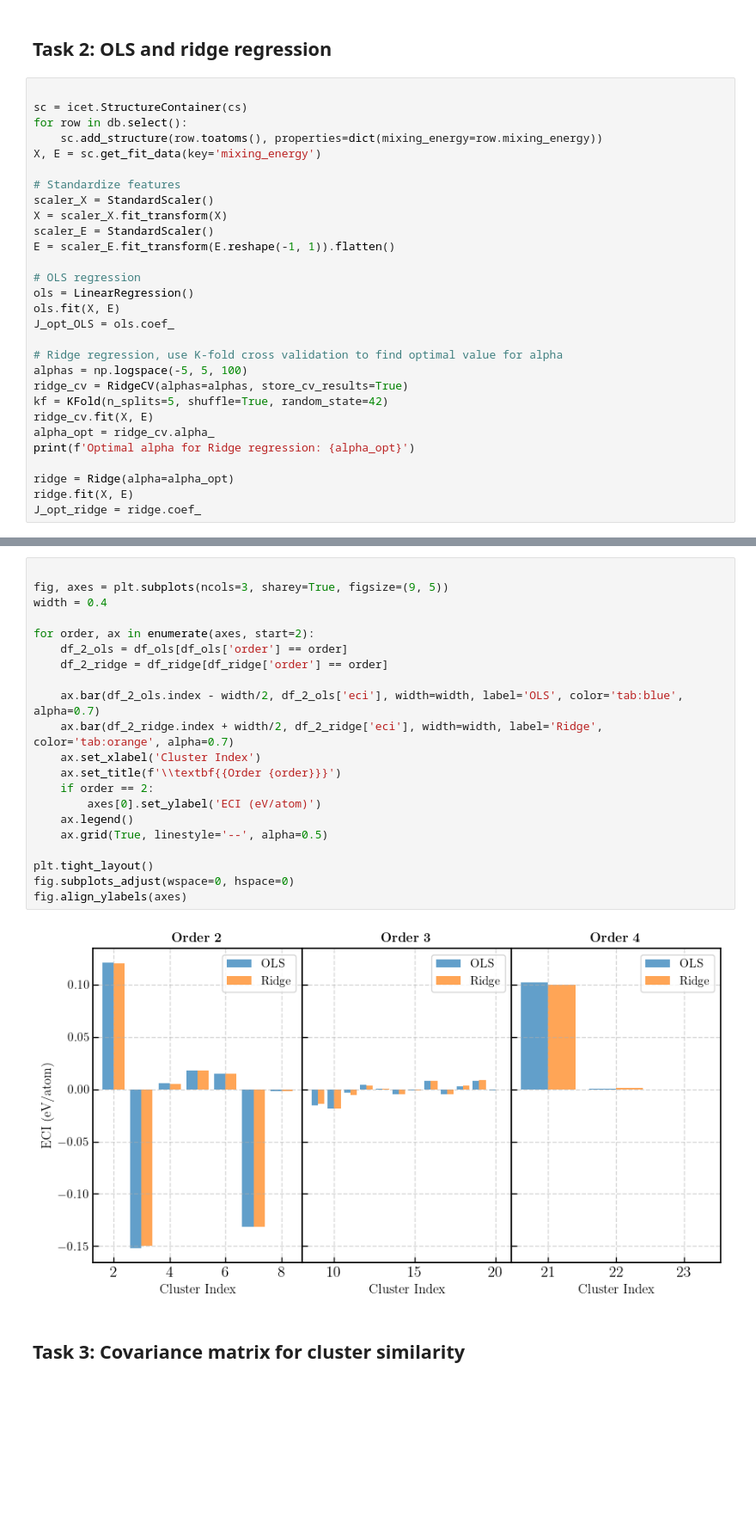
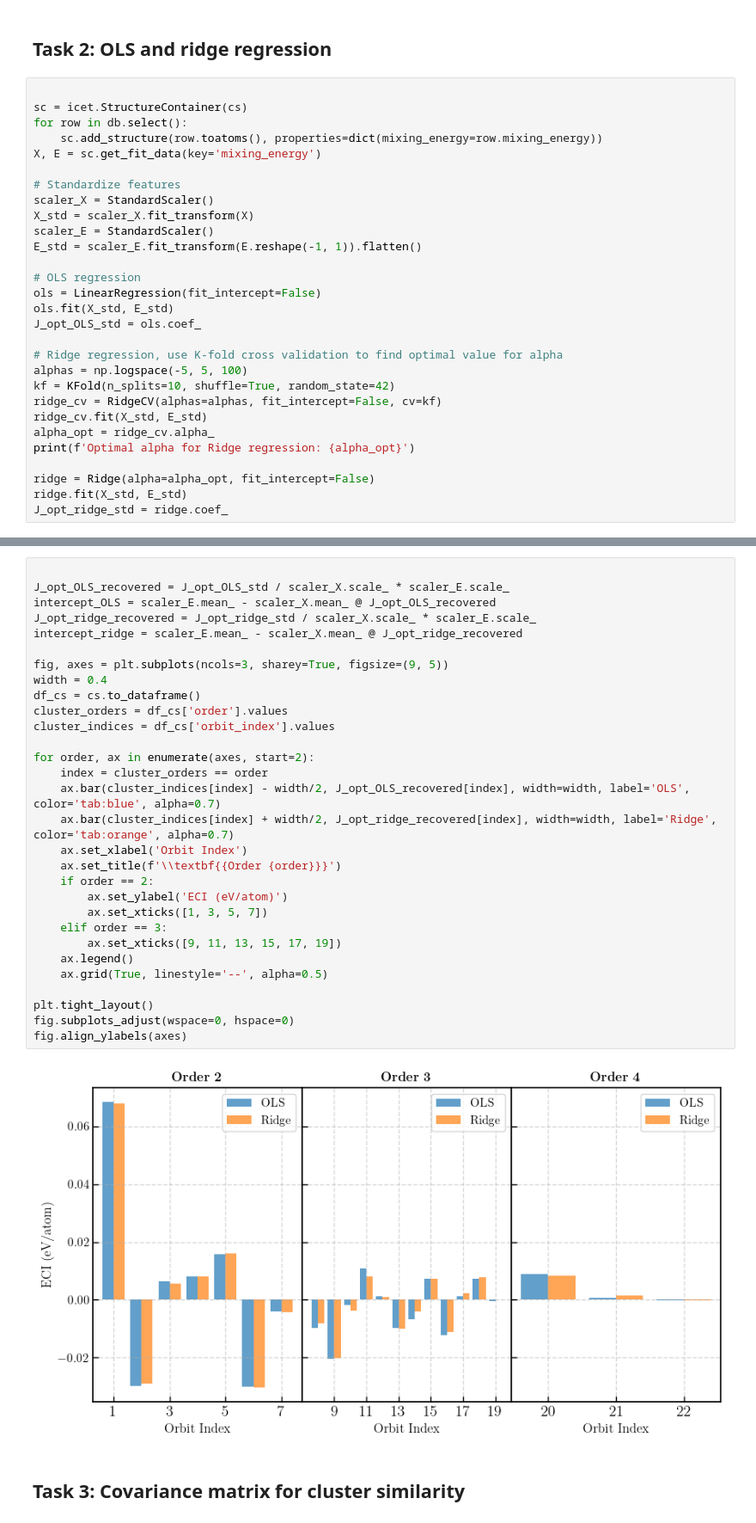
Before and after one commit to stommen/tif345_projects, a Jupyter notebook: project_2a/project2a_LBOS.ipynb, the cells around one changed output, grey strips where cells are left out. Shown at 86% size. Saved outputs shown, nothing was run; the diff lists cells and outputs as text; blank space fills up the shorter version.

```diff
--- a/project_2a/project2a_LBOS.ipynb
+++ b/project_2a/project2a_LBOS.ipynb
@@ -210,24 +210,24 @@ X, E = sc.get_fit_data(key='mixing_energy')
 
 # Standardize features
 scaler_X = StandardScaler()
-X = scaler_X.fit_transform(X)
+X_std = scaler_X.fit_transform(X)
 scaler_E = StandardScaler()
-E = scaler_E.fit_transform(E.reshape(-1, 1)).flatten()
+E_std = scaler_E.fit_transform(E.reshape(-1, 1)).flatten()
 
 # OLS regression
-ols = LinearRegression()
-ols.fit(X, E)
-J_opt_OLS = ols.coef_
+ols = LinearRegression(fit_intercept=False)
+ols.fit(X_std, E_std)
+J_opt_OLS_std = ols.coef_
 
 # Ridge regression, use K-fold cross validation to find optimal value for alpha
 alphas = np.logspace(-5, 5, 100)
-ridge_cv = RidgeCV(alphas=alphas, store_cv_results=True)
-kf = KFold(n_splits=5, shuffle=True, random_state=42)
-ridge_cv.fit(X, E)
+kf = KFold(n_splits=10, shuffle=True, random_state=42)
+ridge_cv = RidgeCV(alphas=alphas, fit_intercept=False, cv=kf)
+ridge_cv.fit(X_std, E_std)
 alpha_opt = ridge_cv.alpha_
 print(f'Optimal alpha for Ridge regression: {alpha_opt}')
 
-ridge = Ridge(alpha=alpha_opt)
-ridge.fit(X, E)
-J_opt_ridge = ridge.coef_
+ridge = Ridge(alpha=alpha_opt, fit_intercept=False)
+ridge.fit(X_std, E_std)
+J_opt_ridge_std = ridge.coef_
 # %% [output]
@@ -253,26 +251,35 @@ Ridge Validation RMSE: 0.3943 eV/atom, Std Dev: 0.0267 eV/atom
 # %%
+
+J_opt_OLS_recovered = J_opt_OLS_std / scaler_X.scale_ * scaler_E.scale_
+intercept_OLS = scaler_E.mean_ - scaler_X.mean_ @ J_opt_OLS_recovered
+J_opt_ridge_recovered = J_opt_ridge_std / scaler_X.scale_ * scaler_E.scale_
+intercept_ridge = scaler_E.mean_ - scaler_X.mean_ @ J_opt_ridge_recovered
 
 fig, axes = plt.subplots(ncols=3, sharey=True, figsize=(9, 5))
 width = 0.4
+df_cs = cs.to_dataframe()
+cluster_orders = df_cs['order'].values
+cluster_indices = df_cs['orbit_index'].values
 
 for order, ax in enumerate(axes, start=2):
-    df_2_ols = df_ols[df_ols['order'] == order]
-    df_2_ridge = df_ridge[df_ridge['order'] == order]
-
-    ax.bar(df_2_ols.index - width/2, df_2_ols['eci'], width=width, label='OLS', color='tab:blue', alpha=0.7)
-    ax.bar(df_2_ridge.index + width/2, df_2_ridge['eci'], width=width, label='Ridge', color='tab:orange', alpha=0.7)
-    ax.set_xlabel('Cluster Index')
+    index = cluster_orders == order
+    ax.bar(cluster_indices[index] - width/2, J_opt_OLS_recovered[index], width=width, label='OLS', color='tab:blue', alpha=0.7)
+    ax.bar(cluster_indices[index] + width/2, J_opt_ridge_recovered[index], width=width, label='Ridge', color='tab:orange', alpha=0.7)
+    ax.set_xlabel('Orbit Index')
     ax.set_title(f'\\textbf{{Order {order}}}')
     if order == 2:
-        axes[0].set_ylabel('ECI (eV/atom)')
+        ax.set_ylabel('ECI (eV/atom)')
+        ax.set_xticks([1, 3, 5, 7])
+    elif order == 3:
+        ax.set_xticks([9, 11, 13, 15, 17, 19])
     ax.legend()
     ax.grid(True, linestyle='--', alpha=0.5)
 
 plt.tight_layout()
 fig.subplots_adjust(wspace=0, hspace=0)
 fig.align_ylabels(axes)
 # %% [output]
-[figure, old version]
+[figure, new version]
 # %% [markdown]
 ## **Task 3: Covariance matrix for cluster similarity**
 # %%
```
Also changed, not shown: parts of 13 cells of this notebook.
